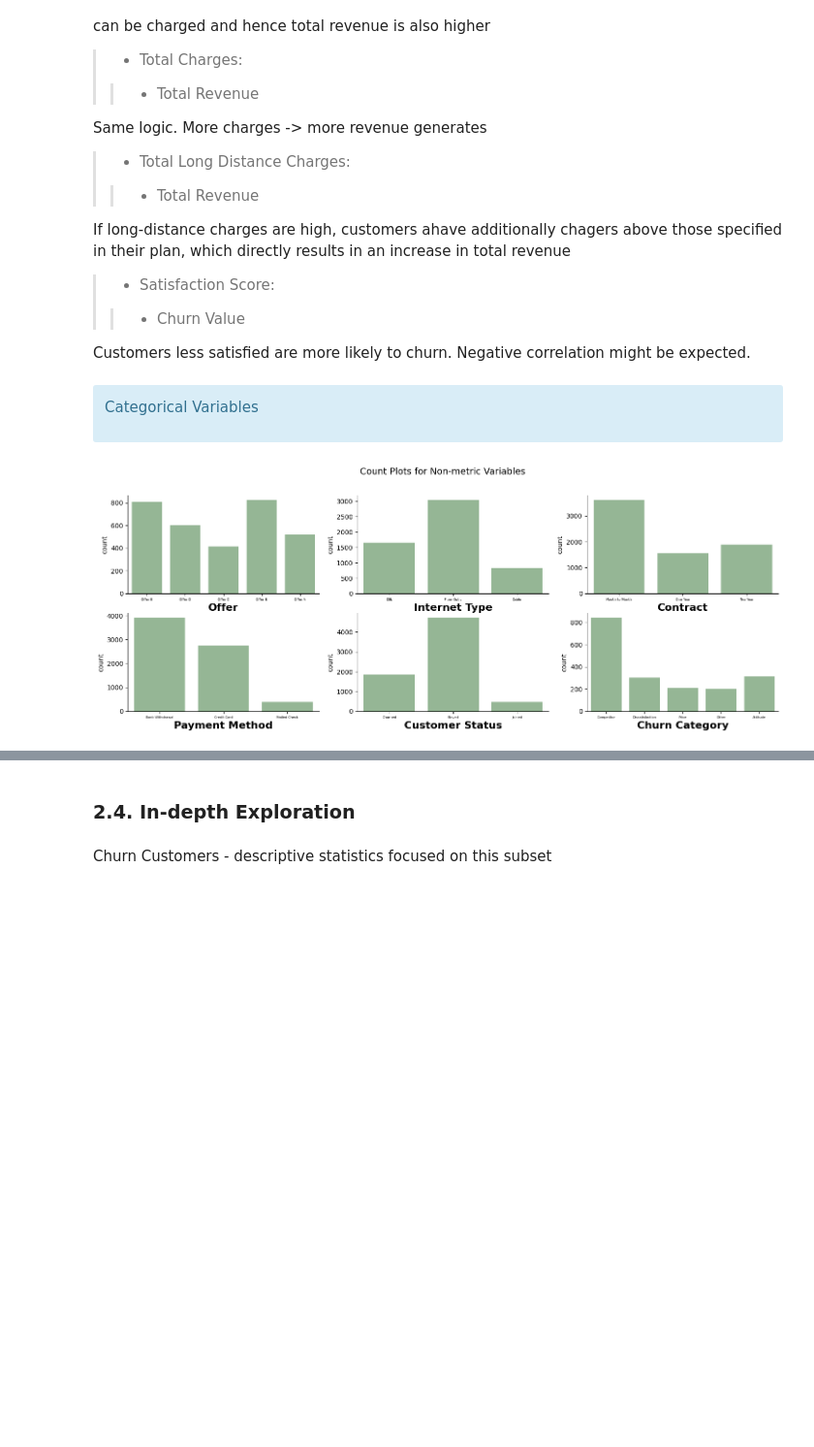
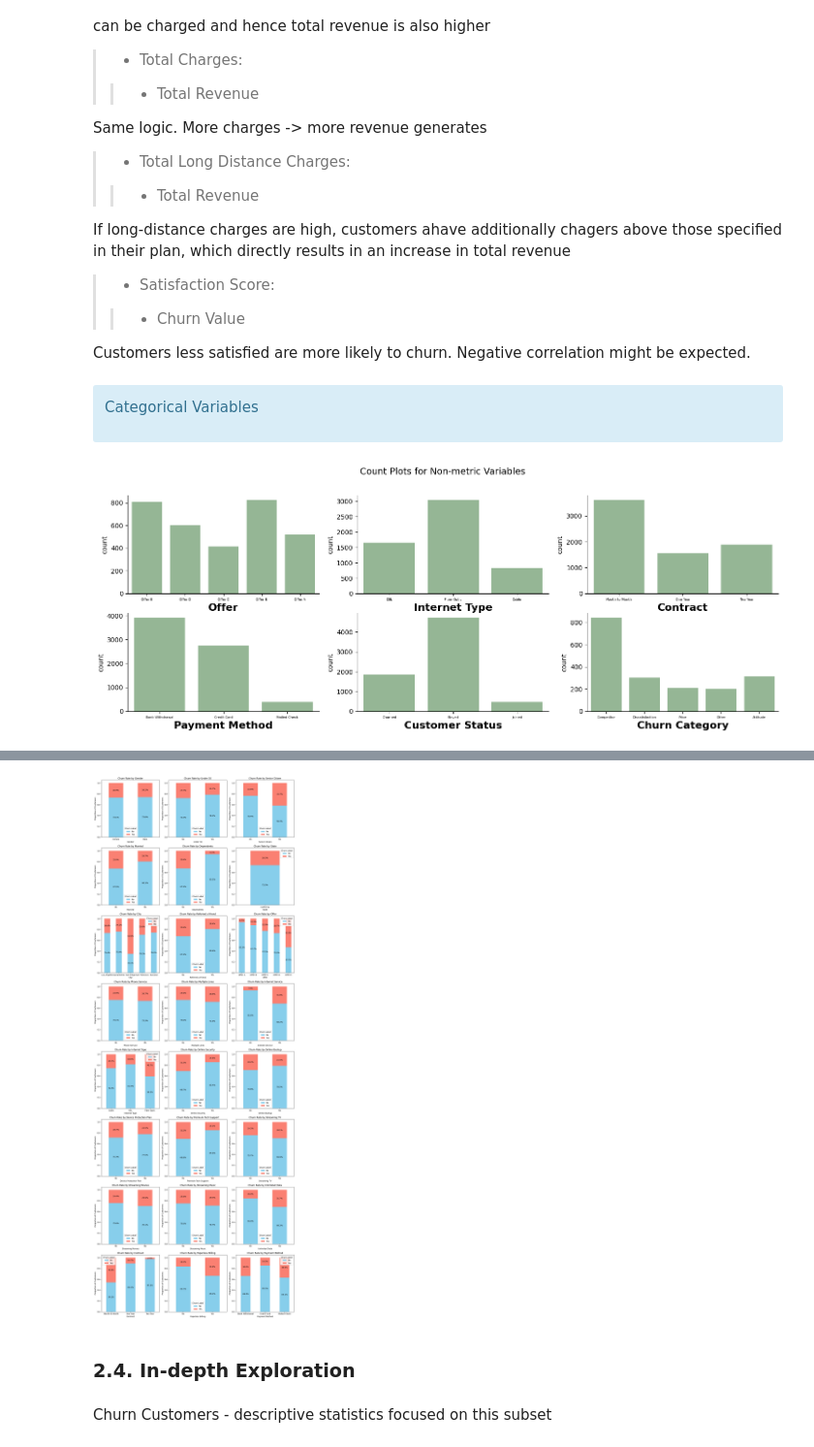
Before and after one commit to sarasustelosantos/bootcamp_group, a Jupyter notebook: Data_Exploration.ipynb, the cells around one changed output, grey strips where cells are left out. Shown at 97% size. Saved outputs shown, nothing was run; the diff lists cells and outputs as text; code cells hidden in the pictures; blank space fills up the shorter version.

```diff
--- a/Data_Exploration.ipynb
+++ b/Data_Exploration.ipynb
@@ -519,3 +542,61 @@ plt.show()
+# %%
+# Identify the top 5 cities by customer count
+top5_cities = df['City'].value_counts().index[:5].tolist()
+
+def plot_churn_by_multiple_features_annotated(features, titles):
+    # Determine the number of rows required based on the number of features
+    num_features = len(features)
+    num_rows = -(-num_features // 3)  # Ceiling division
+
+    # Create a grid of subplots
+    fig, axes = plt.subplots(num_rows, 3, figsize=(15, 5 * num_rows))
+
+    # If there's only one row, axes is a 1D array, so we reshape it for consistency
+    if num_rows == 1:
+        axes = axes.reshape(1, -1)
+
+    # Loop over features and their corresponding titles to plot
+    for idx, (feature, title) in enumerate(zip(features, titles)):
+        row, col = divmod(idx, 3)
+
+        # Filter data based on feature specifics
+        data_subset = df
+        if feature == 'City':
+            data_subset = df[df['City'].isin(top5_cities)]
+
+        churn_by_feature = data_subset.groupby(feature)['Churn Label'].value_counts(normalize=True).unstack()
+        ax = churn_by_feature.plot(kind='bar', stacked=True, ax=axes[row, col], color=['skyblue', 'salmon'])
+        axes[row, col].set_title(title)
+        axes[row, col].set_ylabel('Proportion of Customers')
+        axes[row, col].set_xticklabels(axes[row, col].get_xticklabels(), rotation=0)
+        axes[row, col].legend(title='Churn Label')
+
+        # Annotate the bars with their respective values
+        for p in ax.patches:
+            width, height = p.get_width(), p.get_height()
+            x, y = p.get_xy()
+            ax.annotate(f'{height:.1%}', (x + width/2, y + height/2), ha='center', va='center')
+
+    # Remove any unused subplots
+    for idx in range(num_features, num_rows * 3):
+        row, col = divmod(idx, 3)
+        fig.delaxes(axes[row, col])
+
+    plt.tight_layout()
+    plt.show()
+
+
+# Identify all categorical features excluding "Customer ID" and "Churn Label"
+categorical_features = df.select_dtypes(include=['object', 'bool']).columns.tolist()
+
+# Remove unwanted features and adjust the list of features and titles
+excluded_features = ['Churn Label', 'Lat Long', 'Customer Status', 'Churn Category', 'Churn Reason', 'Country', 'Quarter']
+features_to_plot = [feature for feature in categorical_features if feature not in excluded_features]
+titles_to_plot = [f'Churn Rate by {feature}' for feature in features_to_plot]
+
+plot_churn_by_multiple_features_annotated(features_to_plot, titles_to_plot)
+# %% [output]
+[figure, added]
 # %% [markdown]
 ### 2.4. In-depth Exploration
 # %% [markdown]
```
Also changed, not shown: parts of 2 cells of this notebook.
